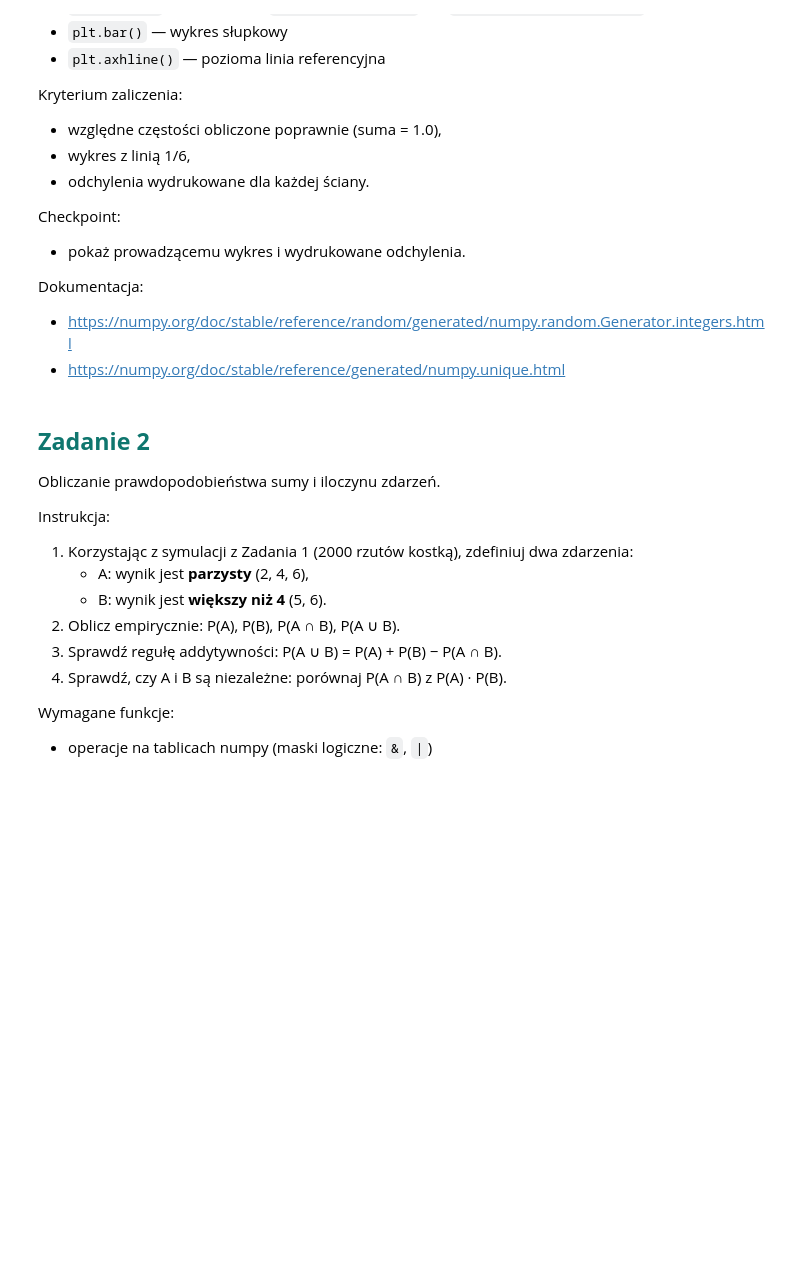
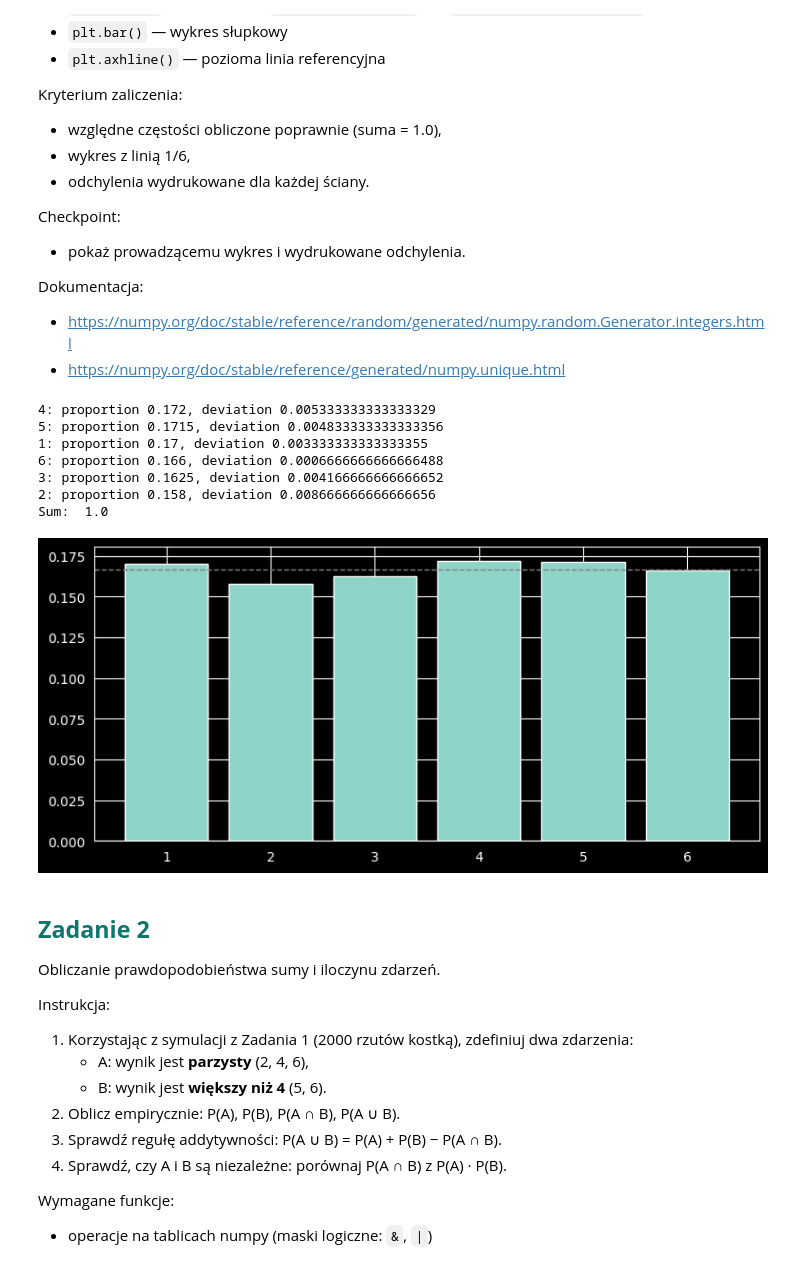
Before and after one commit to tpawlonka/AnalizaDanychPythonKurs, a Jupyter notebook: AnalizaDanychPython_Lekcja6.ipynb, the cells around one changed output. Drawn from its saved outputs; the diff is of its cells as text; code cells hidden in the pictures; blank space fills up the shorter version.

```diff
--- a/AnalizaDanychPython_Lekcja6.ipynb
+++ b/AnalizaDanychPython_Lekcja6.ipynb
@@ -485,6 +485,35 @@ Dokumentacja:
 - https://numpy.org/doc/stable/reference/generated/numpy.unique.html
 # %%
 # tutaj dodaj swój kod
+import numpy as np
+import pandas as pd
+import seaborn as sns
+import matplotlib.pyplot as plt
+
+rng = np.random.default_rng()
+throws = rng.integers(low=1, high=7, size=2000)
+
+normalized = pd.Series(throws).value_counts(normalize=True)
+# print(normalized) wyświetla u mnie zera zamiast ułamków z jakiegoś powodu
+for throw, proportion in normalized.items():
+    deviation = abs(proportion - 1/6)
+    print(f"{throw}: proportion {proportion}, deviation {deviation}")
+
+print('Sum: ',sum(n for _, n in normalized.items()))
+
+plt.figure(figsize=(9, 4))
+plt.bar(normalized.index, normalized.values)
+plt.axhline(y=1/6, color='gray', linestyle='--', lw=1)
+plt.show()
+# %% [output]
+4: proportion 0.172, deviation 0.005333333333333329
+5: proportion 0.1715, deviation 0.004833333333333356
+1: proportion 0.17, deviation 0.003333333333333355
+6: proportion 0.166, deviation 0.0006666666666666488
+3: proportion 0.1625, deviation 0.004166666666666652
+2: proportion 0.158, deviation 0.008666666666666656
+Sum:  1.0
+[figure, added]
 # %% [markdown]
 ## <span style="color:#0f766e; font-weight:700;">Zadanie 2</span>
 
```
Also changed, not shown: parts of 5 cells of this notebook.
